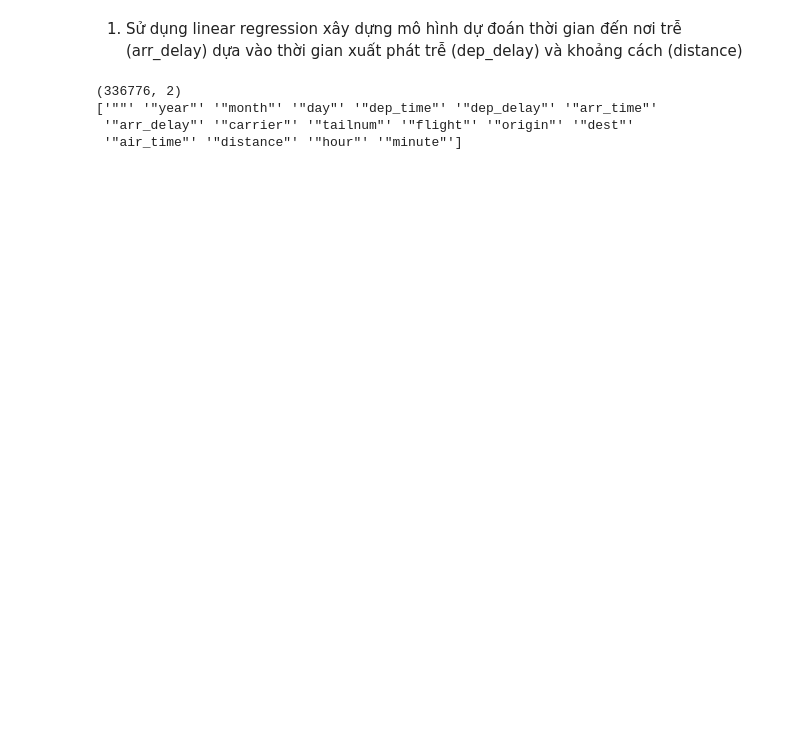
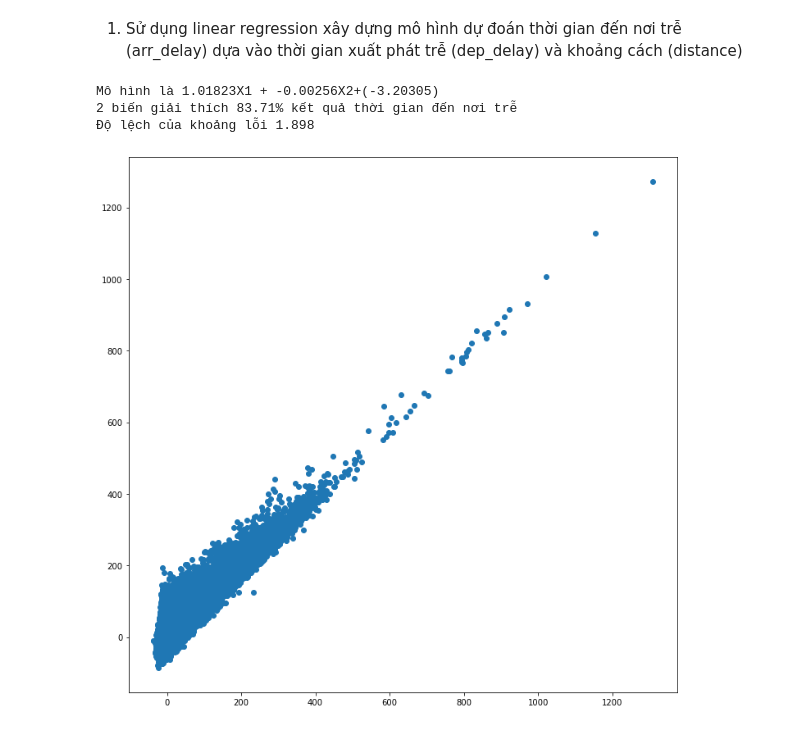
Before and after one commit to Hoanpc777/Python1, a Jupyter notebook: B8/[DS03]_[4.2]_[PhanCongHoan].ipynb, the cells around one changed output. Drawn from its saved outputs; the diff is of its cells as text; code cells hidden in the pictures; blank space fills up the shorter version.

```diff
--- a/B8/[DS03]_[4.2]_[PhanCongHoan].ipynb
+++ b/B8/[DS03]_[4.2]_[PhanCongHoan].ipynb
@@ -5,21 +5,3 @@ import numpy as np
 from matplotlib import pyplot as plt
 from scipy import stats
 raw_data = np.genfromtxt(r'C:\Users\Hoanpc.TSTDESK01\Desktop\Python\B7\flight-data\nycflights.csv', dtype=str, delimiter=',', encoding='utf-8')
-# %%
-title = raw_data[0,:]
-# arrdelay = raw_data[1:,(np.where(title == '"arr_delay"')[0][0],3)]
-arrdelay = raw_data[1:,2:4]
-y = arrdelay[np.where(arrdelay !='NA')]
-# depdelay = raw_data[1:,np.where(title == '"dep_delay"')[0][0]]
-# x1 = depdelay[np.where(arrdelay !='NA')]
-# distance = raw_data[1:,np.where(title == '"distance"')[0][0]]
-# x2 = distance[np.where(arrdelay !='NA')]
-print(arrdelay.shape)
-# print(x1)
-# print(x2)
-print(title)
-# %% [output]
-(336776, 2)
-['""' '"year"' '"month"' '"day"' '"dep_time"' '"dep_delay"' '"arr_time"'
- '"arr_delay"' '"carrier"' '"tailnum"' '"flight"' '"origin"' '"dest"'
- '"air_time"' '"distance"' '"hour"' '"minute"']
@@ -31,0 +8,56 @@ print(rand_indices.size)
+# %%
+#Create variables
+title = raw_data[0,:]
+index_location = np.where(title=='"origin"')[0][0]
+arrdelay = raw_data[1:,np.where(title == '"arr_delay"')[0][0]]
+def model(location):
+    def delay(location):
+        if location == 'all': return arrdelay[np.where(arrdelay!= 'NA')].astype(float)
+        elif location == "EWR": return arrdelay[np.where((arrdelay!= 'NA')&(raw_data[1:,index_location]=='"EWR"'))].astype(float)
+        elif location == "JFK": return arrdelay[np.where((arrdelay!= 'NA')&(raw_data[1:,index_location]=='"JFK"'))].astype(float)
+        elif location == "LGA": return arrdelay[np.where((arrdelay!= 'NA')&(raw_data[1:,index_location]=='"LGA"'))].astype(float)
+
+    delay_distance = raw_data[1:,[np.where(title == '"dep_delay"')[0][0],np.where(title == '"distance"')[0][0]]]
+    x = delay_distance[np.where(arrdelay !='NA')].astype(float)
+
+    # Tạo các indices ngẫu nhiên
+    # np.random.seed(10)
+    rand_indices = np.arange(y.size)
+    np.random.shuffle(rand_indices)
+
+    # Chia dữ liệu ra thành 2 tập train và test
+    N_TRAIN = int(y.size * 0.8)
+    train_indices = rand_indices[0:N_TRAIN]
+    test_indices = rand_indices[N_TRAIN:]
+    x_train, y_train = x[train_indices], y[train_indices]
+    x_test, y_test = x[test_indices], y[test_indices]
+
+    # Tạo
+    from sklearn.linear_model import LinearRegression
+    model = LinearRegression()
+    model.fit(x_train, y_train)
+    x = model.coef_
+    b = model.intercept_
+    # # Dự đoán
+    # print(np.sum(model.coef_*x_train[0]) + model.intercept_)
+    # delay = model.predict([x_train[0]]).squeeze()
+    print(f'Mô hình là {x[0]:.5f}X1 + {x[1]:.5f}X2+({b:.5f})')
+    #Đánh giá R2
+    r2 = model.score(x_train, y_train)
+    print(f'2 biến giải thích {r2*100:.2f}% kết quả thời gian đến nơi trễ')
+
+    # Mong đợi Tỷ lệ lỗi 5%
+    y_predict = model.predict(x_train)
+    err = y_predict - y_train
+    print(f'Độ lệch của khoảng lỗi {np.mean(abs(err))/np.mean(y):.3f}')
+
+    # Đồ thị biến động của điểm dự báo so với thực tế
+    plt.figure(figsize=[12,12])
+    plt.scatter(y_predict, y_train)
+    plt.show()
+model('all')
+# %% [output]
+Mô hình là 1.01823X1 + -0.00256X2+(-3.20305)
+2 biến giải thích 83.71% kết quả thời gian đến nơi trễ
+Độ lệch của khoảng lỗi 1.898
+[figure, added]
```
Also changed, not shown: parts of 5 cells of this notebook.
